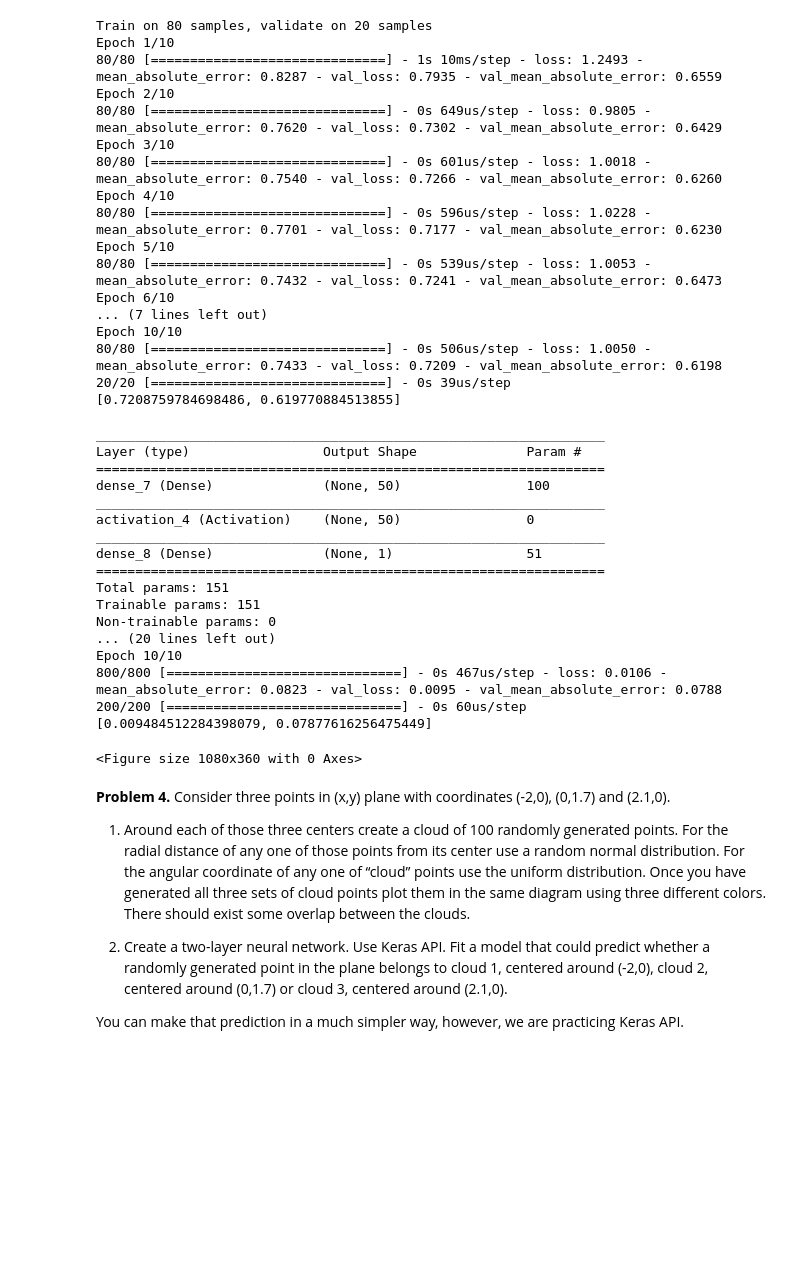
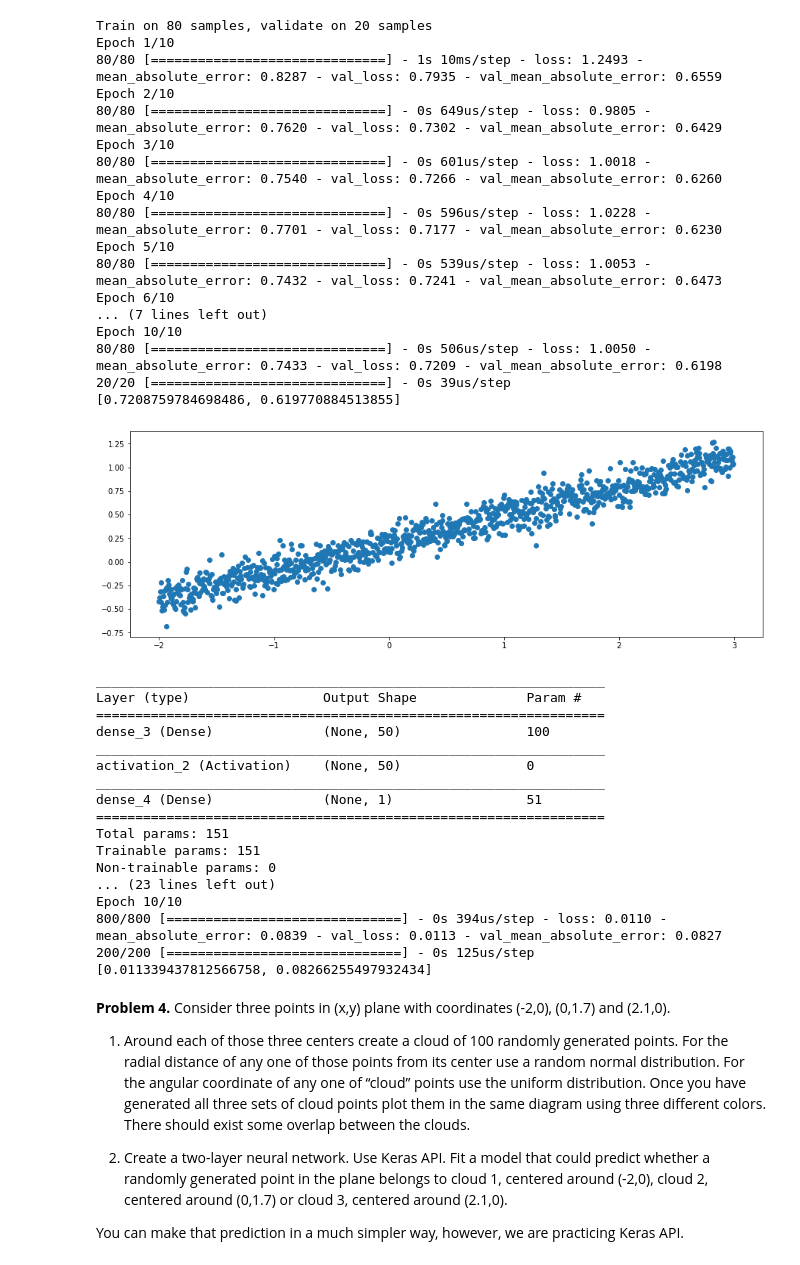
Before and after one commit to jlee1991/Python-Practice, a Jupyter notebook: Harvard CSCI E-63/jlee_HW1.ipynb, the cells around one changed output. Saved outputs shown, nothing was run; the diff lists cells and outputs as text; code cells hidden in the pictures; blank space fills up the shorter version.

```diff
--- a/Harvard CSCI E-63/jlee_HW1.ipynb
+++ b/Harvard CSCI E-63/jlee_HW1.ipynb
@@ -350,6 +351,7 @@ Epoch 10/10
 [0.7208759784698486, 0.619770884513855]
 # %%
 #Repeat with less noise and more values
+import numpy as np
 
 #Plot 1000 points between -2 and 3
 figure(figsize=(15, 5))
@@ -359,52 +361,55 @@ x = np.arange(-2.00, 3.00, 0.005)
 #Add Random Normal Distribution
 mu, sigma = 0, 0.1 # mean and standard deviation
 y = eval(formula) + np.random.normal(mu, sigma,1000)
+
+plt.scatter(x, y)
+plt.show()
 
 #Divide Training and Test Samples
 train_x, val_x, train_y, val_y = train_test_split(x, y, test_size=0.2, random_state=42,shuffle=True) #20/80 Split
 
 #Build a One Layer Model
 model_3 = Sequential()
 model_3.add(Dense(50, input_shape=(1,))) #First Layer (50 Neurons)
 model_3.add(Activation('linear'))
 model_3.add(Dense(1)) #Output Layer
 
 #Show Model Architecture
 model_3.summary()
 
 #Train the Model
 model_3.compile(optimizer='sgd',
                 loss='mean_squared_error',
                 metrics=['mae'])
 history_3 = model_3.fit(train_x,
                         train_y,
                         batch_size=5,
                         epochs=10,
                         shuffle=True,
                         verbose=1,
                         validation_data = (val_x, val_y)
                        )
 results = model_3.evaluate(val_x, val_y)
 print(results) #Less Error!
 # %% [output]
+[figure, added]
 _________________________________________________________________
 Layer (type)                 Output Shape              Param #
 =================================================================
-dense_7 (Dense)              (None, 50)                100
+dense_3 (Dense)              (None, 50)                100
 _________________________________________________________________
-activation_4 (Activation)    (None, 50)                0
+activation_2 (Activation)    (None, 50)                0
 _________________________________________________________________
-dense_8 (Dense)              (None, 1)                 51
+dense_4 (Dense)              (None, 1)                 51
 =================================================================
 Total params: 151
 Trainable params: 151
 Non-trainable params: 0
-... (20 lines left out)
+... (23 lines left out)
 Epoch 10/10
-800/800 [==============================] - 0s 467us/step - loss: 0.0106 - mean_absolute_error: 0.0823 - val_loss: 0.0095 - val_mean_absolute_error: 0.0788
-200/200 [==============================] - 0s 60us/step
-[0.009484512284398079, 0.07877616256475449]
+800/800 [==============================] - 0s 394us/step - loss: 0.0110 - mean_absolute_error: 0.0839 - val_loss: 0.0113 - val_mean_absolute_error: 0.0827
+200/200 [==============================] - 0s 125us/step
+[0.011339437812566758, 0.08266255497932434]
-<Figure size 1080x360 with 0 Axes>
 # %% [markdown]
 <b>Problem 4.</b> Consider three points in (x,y) plane with coordinates (-2,0), (0,1.7) and (2.1,0).
 
```
Also changed, not shown: parts of 8 cells of this notebook, 1 other file.
